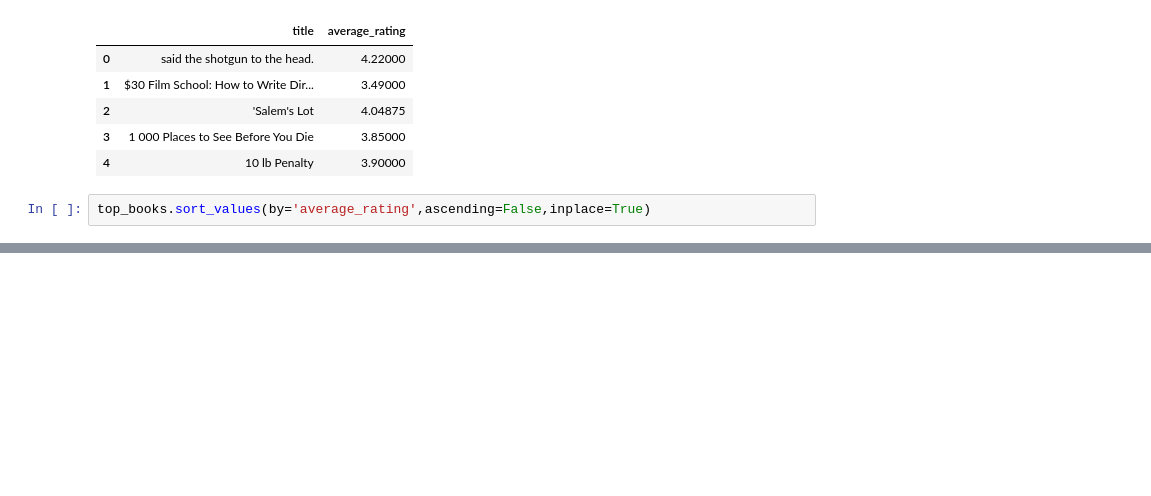
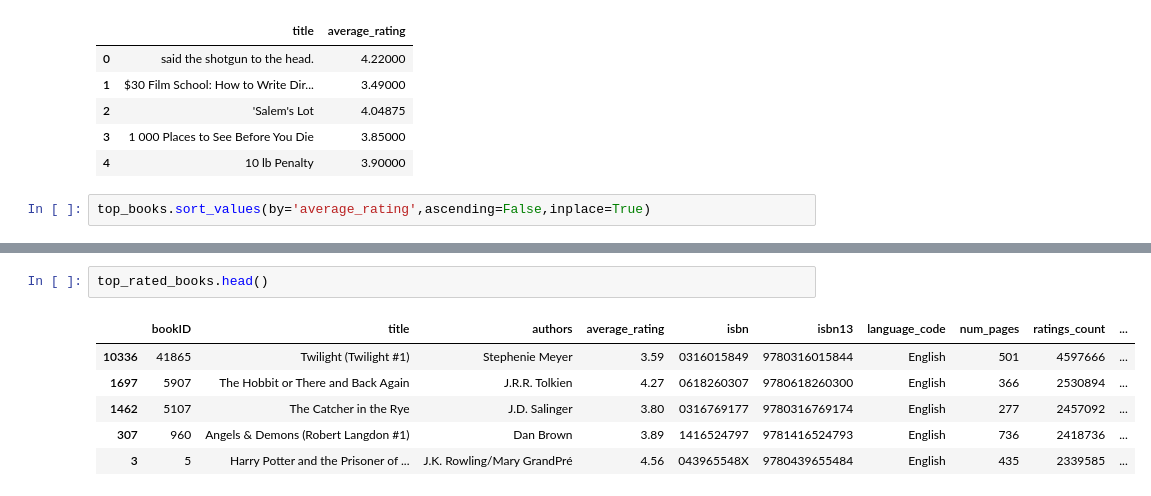
Before and after one commit to aksanaboo/books, a Jupyter notebook: Goodreads_bookEDA.ipynb, the cells around one changed output, grey strips where cells are left out. Drawn from its saved outputs; the diff is of its cells as text; blank space fills up the shorter version.

```diff
--- a/Goodreads_bookEDA.ipynb
+++ b/Goodreads_bookEDA.ipynb
@@ -477,0 +500,9 @@ top_books.head(30)
+# %%
+top_rated_books.head()
+# %% [output]
+|  | bookID | title | authors | average_rating | isbn | isbn13 | language_code | num_pages | ratings_count | ... |
+| 10336 | 41865 | Twilight (Twilight #1) | Stephenie Meyer | 3.59 | 0316015849 | 9780316015844 | English | 501 | 4597666 | ... |
+| 1697 | 5907 | The Hobbit or There and Back Again | J.R.R. Tolkien | 4.27 | 0618260307 | 9780618260300 | English | 366 | 2530894 | ... |
+| 1462 | 5107 | The Catcher in the Rye | J.D. Salinger | 3.80 | 0316769177 | 9780316769174 | English | 277 | 2457092 | ... |
+| 307 | 960 | Angels & Demons (Robert Langdon #1) | Dan Brown | 3.89 | 1416524797 | 9781416524793 | English | 736 | 2418736 | ... |
+| 3 | 5 | Harry Potter and the Prisoner of ... | J.K. Rowling/Mary GrandPré | 4.56 | 043965548X | 9780439655484 | English | 435 | 2339585 | ... |
```
Also changed, not shown: parts of 11 cells of this notebook.
